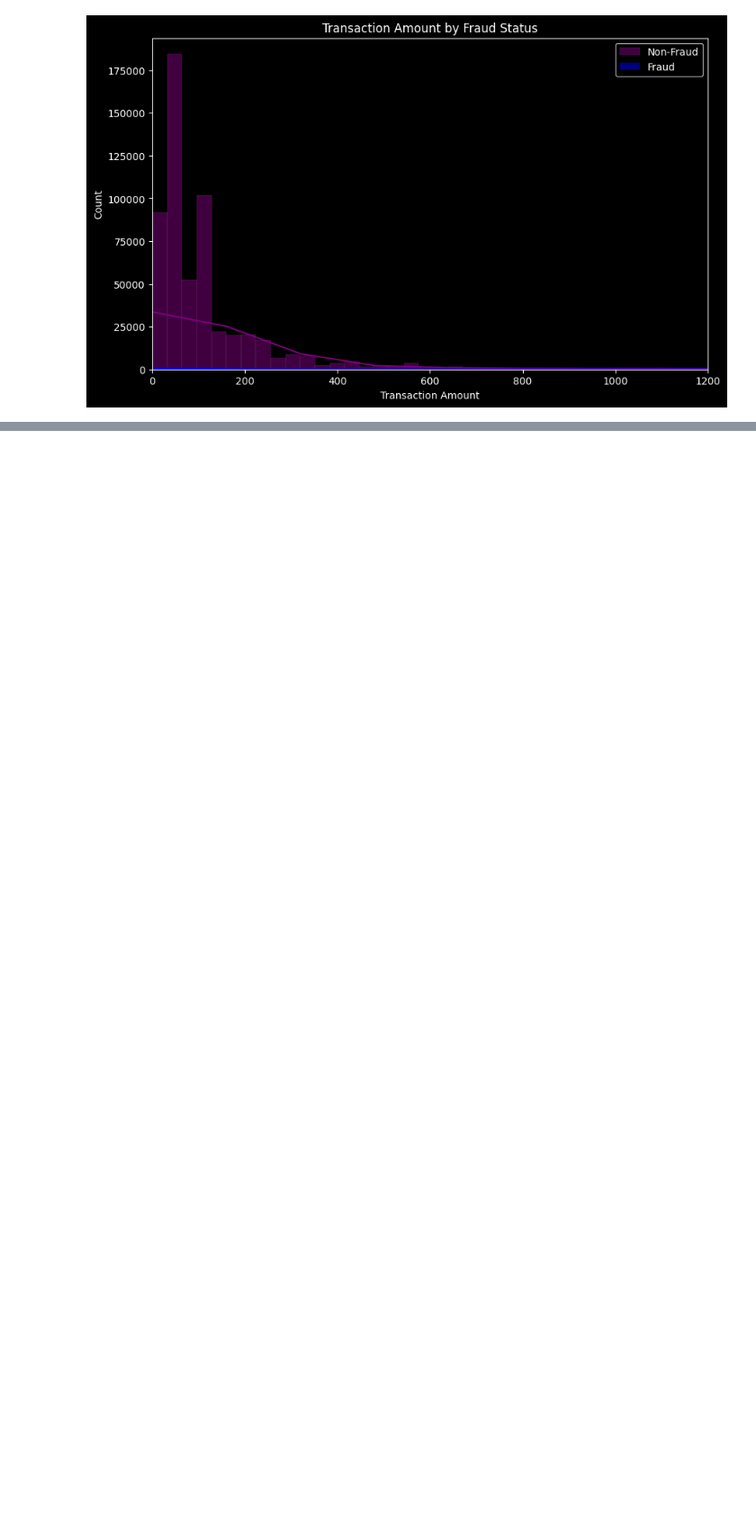
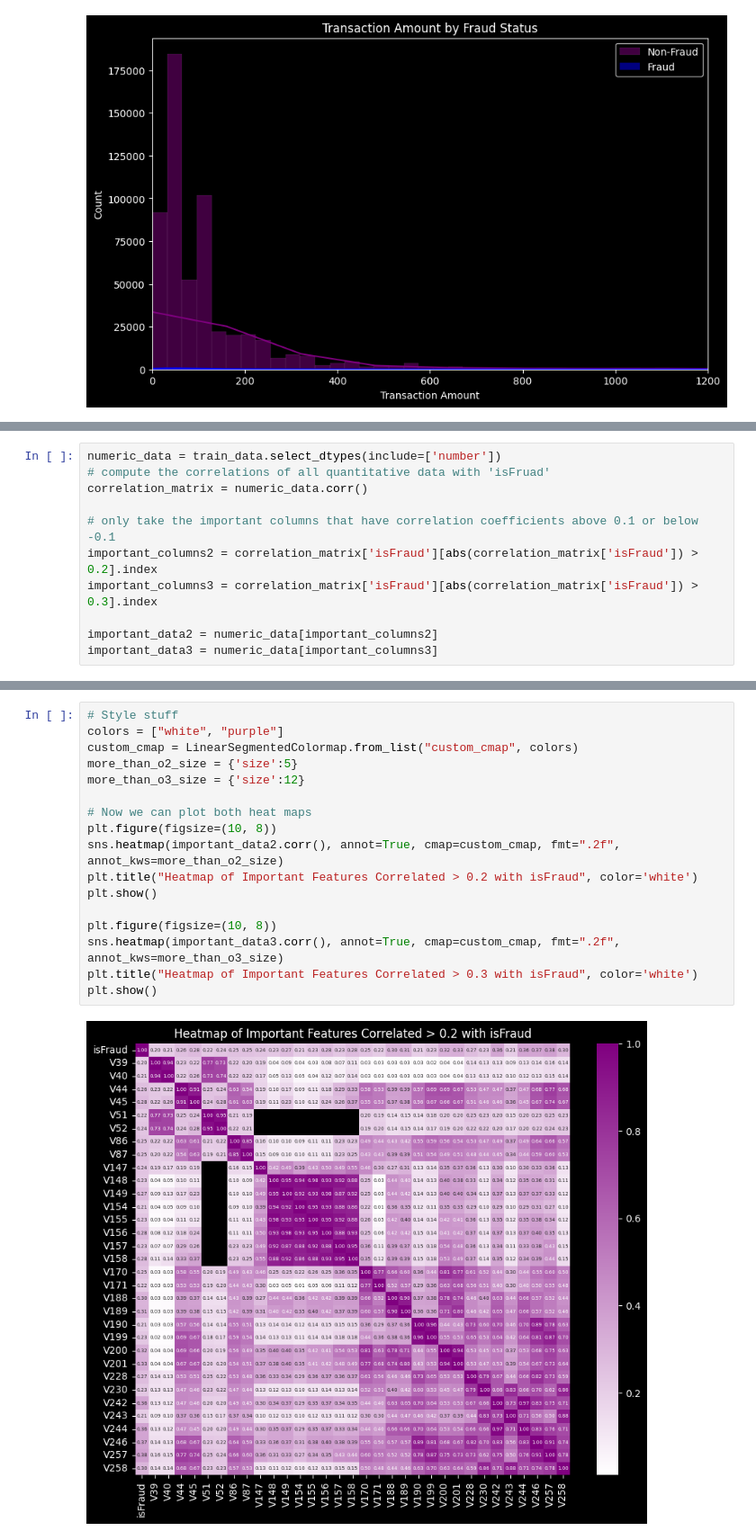
Before and after one commit to EJO72/RiskGuard, a Jupyter notebook: ModelNotebook.ipynb, the cells around one changed output, grey strips where cells are left out. Shown at 90% size. Drawn from its saved outputs; the diff is of its cells as text; blank space fills up the shorter version.

```diff
--- a/ModelNotebook.ipynb
+++ b/ModelNotebook.ipynb
@@ -70,0 +81,11 @@ plt.show()
+# %%
+numeric_data = train_data.select_dtypes(include=['number'])
+# compute the correlations of all quantitative data with 'isFruad'
+correlation_matrix = numeric_data.corr()
+
+# only take the important columns that have correlation coefficients above 0.1 or below -0.1
+important_columns2 = correlation_matrix['isFraud'][abs(correlation_matrix['isFraud']) > 0.2].index
+important_columns3 = correlation_matrix['isFraud'][abs(correlation_matrix['isFraud']) > 0.3].index
+
+important_data2 = numeric_data[important_columns2]
+important_data3 = numeric_data[important_columns3]
@@ -70,0 +94,19 @@ plt.show()
+# %%
+# Style stuff
+colors = ["white", "purple"]
+custom_cmap = LinearSegmentedColormap.from_list("custom_cmap", colors)
+more_than_o2_size = {'size':5}
+more_than_o3_size = {'size':12}
+
+# Now we can plot both heat maps
+plt.figure(figsize=(10, 8))
+sns.heatmap(important_data2.corr(), annot=True, cmap=custom_cmap, fmt=".2f", annot_kws=more_than_o2_size)
+plt.title("Heatmap of Important Features Correlated > 0.2 with isFraud", color='white')
+plt.show()
+
+plt.figure(figsize=(10, 8))
+sns.heatmap(important_data3.corr(), annot=True, cmap=custom_cmap, fmt=".2f", annot_kws=more_than_o3_size)
+plt.title("Heatmap of Important Features Correlated > 0.3 with isFraud", color='white')
+plt.show()
+# %% [output]
+[figure, added]
```
Also changed, not shown: parts of 8 cells of this notebook.
